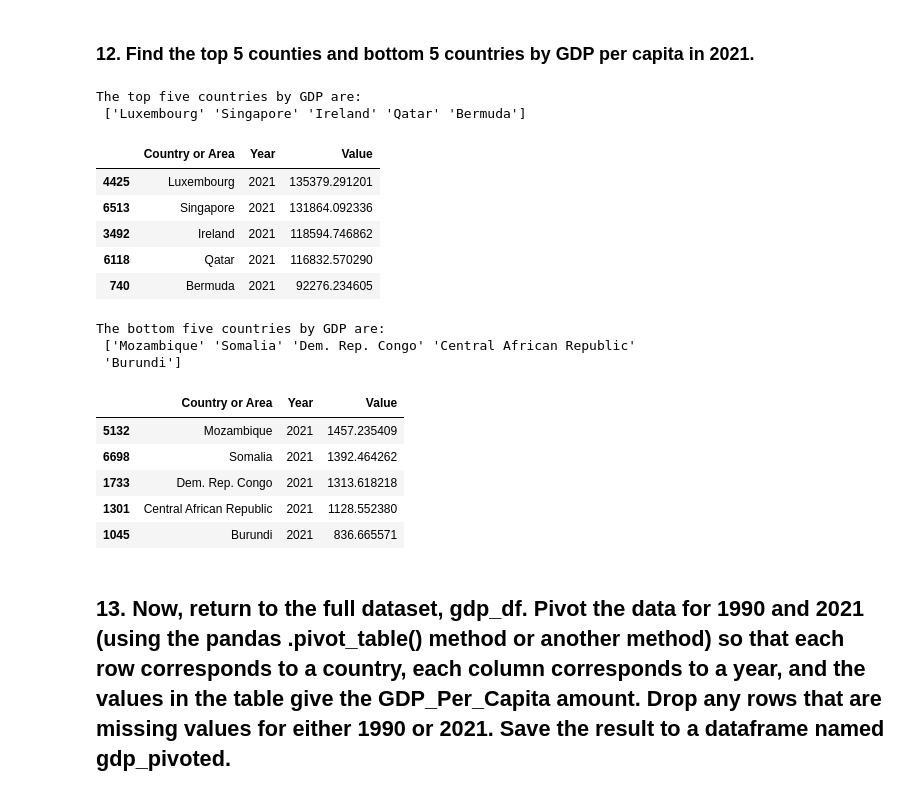
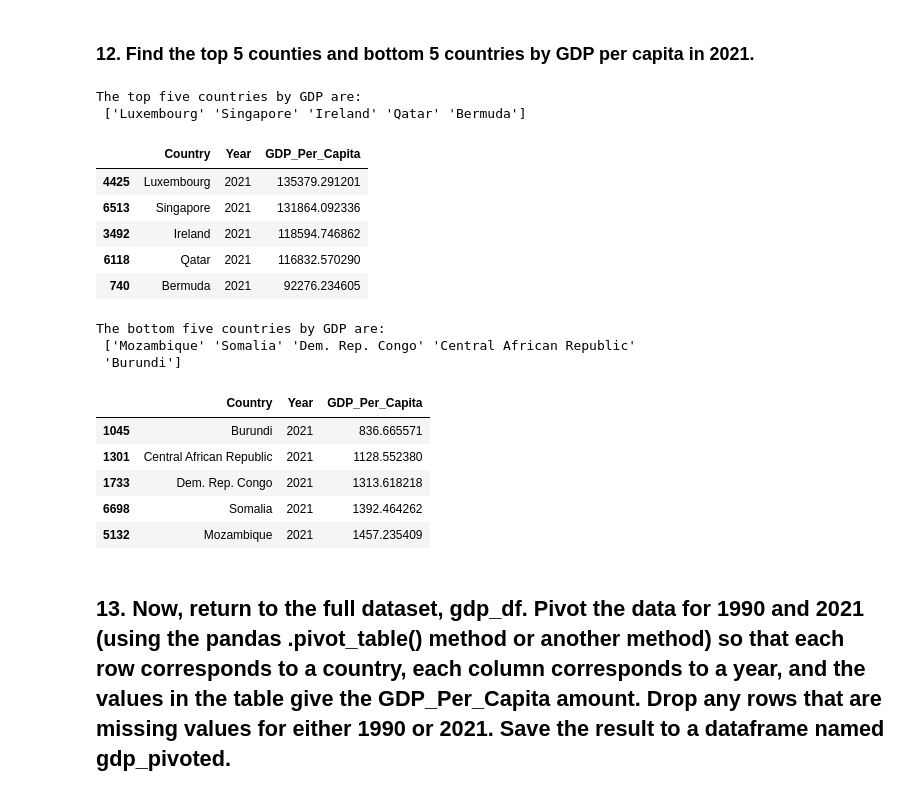
Before and after one commit to nss-data-science-cohort-9/un-exploration-sarahmulloy, a Jupyter notebook: notebooks/UN_Data_Exploration.ipynb, the cells around one changed output. Cells and saved outputs as stored; diff of their text form; code cells hidden in the pictures.

```diff
--- a/notebooks/UN_Data_Exploration.ipynb
+++ b/notebooks/UN_Data_Exploration.ipynb
@@ -213,15 +227,23 @@ plt.title("GDP per capita for 2021");
 ### 12. Find the top 5 counties and bottom 5 countries by GDP per capita in 2021.
 # %%
 #Sort the 2021 dataframe by value
-gdp_2021_sorted= gdp_2021.sort_values(by='Value', ascending=False)
+gdp_2021_sorted= gdp_2021.sort_values(by='GDP_Per_Capita', ascending=False)
 
 top_five= gdp_2021_sorted.iloc[:5]
-print("The top five countries by GDP are: \n", top_five['Country or Area'].values)
+print("The top five countries by GDP are: \n", top_five['Country'].values)
 top_five
+
+
+####
+#Cleaner code
+####
+
+top_five_clean= gdp_2021.nlargest(5, "GDP_Per_Capita", keep='all')
+top_five_clean
 # %% [output]
 The top five countries by GDP are:
  ['Luxembourg' 'Singapore' 'Ireland' 'Qatar' 'Bermuda']
-|  | Country or Area | Year | Value |
+|  | Country | Year | GDP_Per_Capita |
 | 4425 | Luxembourg | 2021 | 135379.291201 |
 | 6513 | Singapore | 2021 | 131864.092336 |
 | 3492 | Ireland | 2021 | 118594.746862 |
@@ -229,18 +251,26 @@ The top five countries by GDP are:
 | 740 | Bermuda | 2021 | 92276.234605 |
 # %%
 bottom_five= gdp_2021_sorted.iloc[-5:]
-print("The bottom five countries by GDP are: \n", bottom_five['Country or Area'].values)
+print("The bottom five countries by GDP are: \n", bottom_five['Country'].values)
 bottom_five
+
+####
+####
+#Cleaner code
+####
+
+bot_five_clean= gdp_2021.nsmallest(5, "GDP_Per_Capita", keep='all')
+bot_five_clean
 # %% [output]
 The bottom five countries by GDP are:
  ['Mozambique' 'Somalia' 'Dem. Rep. Congo' 'Central African Republic'
  'Burundi']
-|  | Country or Area | Year | Value |
+|  | Country | Year | GDP_Per_Capita |
+| 1045 | Burundi | 2021 | 836.665571 |
+| 1301 | Central African Republic | 2021 | 1128.552380 |
+| 1733 | Dem. Rep. Congo | 2021 | 1313.618218 |
+| 6698 | Somalia | 2021 | 1392.464262 |
 | 5132 | Mozambique | 2021 | 1457.235409 |
-| 6698 | Somalia | 2021 | 1392.464262 |
-| 1733 | Dem. Rep. Congo | 2021 | 1313.618218 |
-| 1301 | Central African Republic | 2021 | 1128.552380 |
-| 1045 | Burundi | 2021 | 836.665571 |
 # %% [markdown]
 ## 13. Now, return to the full dataset, gdp_df. Pivot the data for 1990 and 2021 (using the pandas .pivot_table() method or another method) so that each row corresponds to a country, each column corresponds to a year, and the values in the table give the GDP_Per_Capita amount. Drop any rows that are missing values for either 1990 or 2021. Save the result to a dataframe named gdp_pivoted.
 # %%
```
Also changed, not shown: parts of 35 cells of this notebook.
